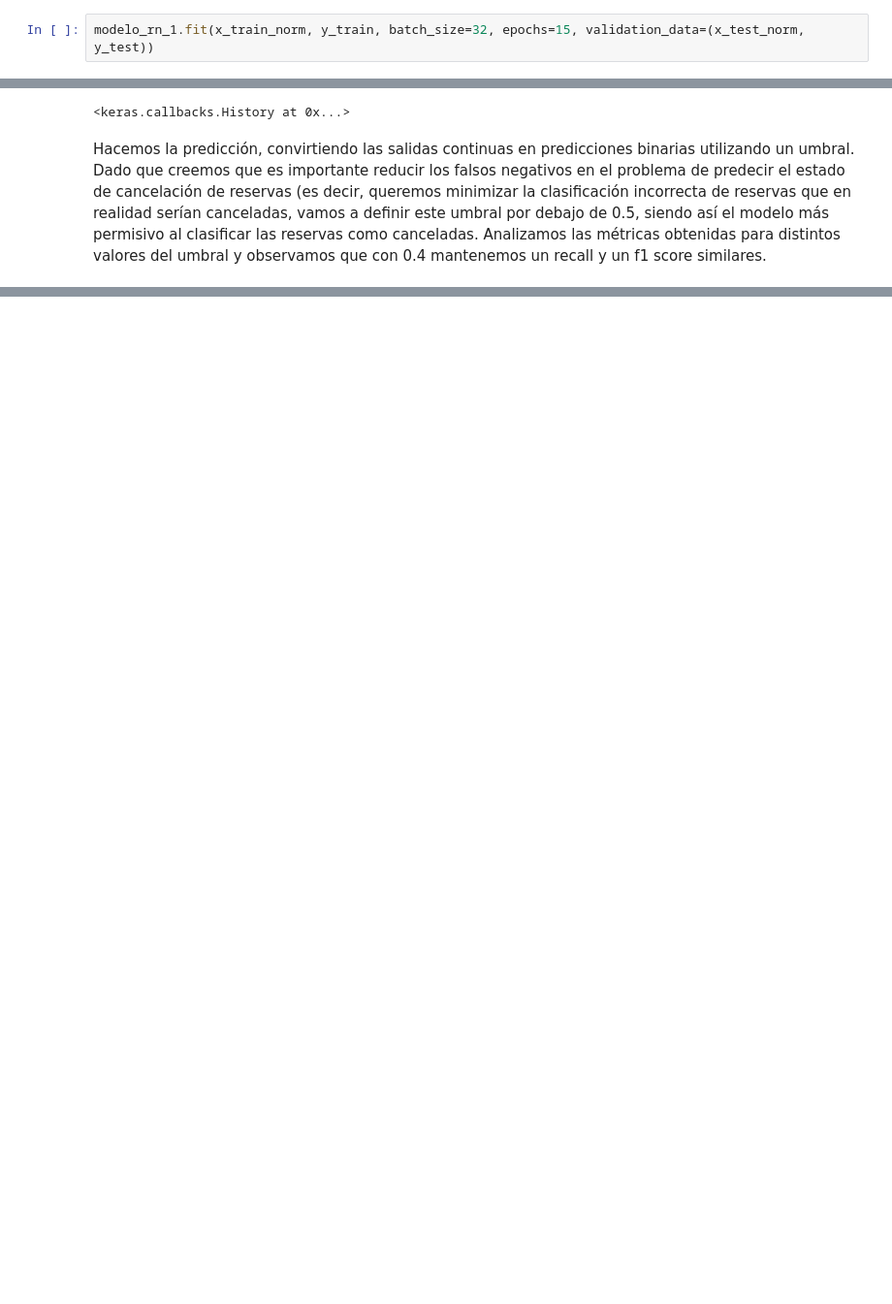
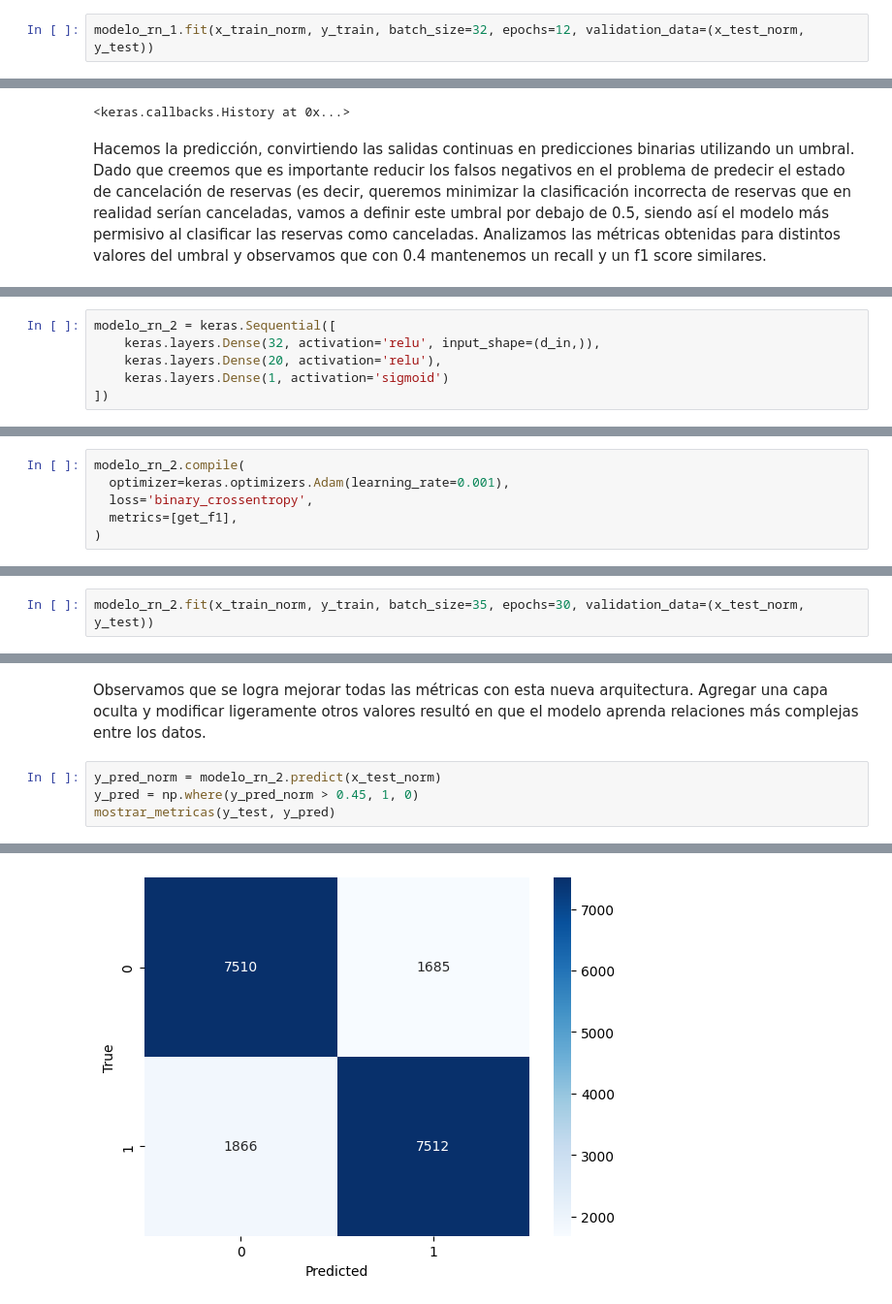
Before and after one commit to mrinkspot/Data-Science-and-Machine-Learning-Projects, a Jupyter notebook: 7506R_TP1_GRUPO20_CHP4_ENTREGA_N1.ipynb, the cells around one changed output, grey strips where cells are left out. Shown at 97% size. Drawn from its saved outputs; the diff is of its cells as text; blank space fills up the shorter version.

Commit message:
Agrego nuevo modelo de RN

```diff
--- a/7506R_TP1_GRUPO20_CHP4_ENTREGA_N1.ipynb
+++ b/7506R_TP1_GRUPO20_CHP4_ENTREGA_N1.ipynb
@@ -191,3 +191,3 @@ Y lo entrenamos.
 # %%
-modelo_rn_1.fit(x_train_norm, y_train, batch_size=32, epochs=15, validation_data=(x_test_norm, y_test))
+modelo_rn_1.fit(x_train_norm, y_train, batch_size=32, epochs=12, validation_data=(x_test_norm, y_test))
 # %% [output]
@@ -233,0 +240,6 @@ f1 score: 0.7617781559076889
+# %%
+modelo_rn_2 = keras.Sequential([
+    keras.layers.Dense(32, activation='relu', input_shape=(d_in,)),
+    keras.layers.Dense(20, activation='relu'),
+    keras.layers.Dense(1, activation='sigmoid')
+])
@@ -233,0 +248,6 @@ f1 score: 0.7617781559076889
+# %%
+modelo_rn_2.compile(
+  optimizer=keras.optimizers.Adam(learning_rate=0.001),
+  loss='binary_crossentropy',
+  metrics=[get_f1],
+)
@@ -233,0 +256,2 @@ f1 score: 0.7617781559076889
+# %%
+modelo_rn_2.fit(x_train_norm, y_train, batch_size=35, epochs=30, validation_data=(x_test_norm, y_test))
@@ -233,0 +277,7 @@ f1 score: 0.7617781559076889
+# %% [markdown]
+Observamos que se logra mejorar todas las métricas con esta nueva arquitectura. Agregar una capa oculta y modificar ligeramente otros valores resultó en que el modelo aprenda relaciones más complejas entre los datos.
+# %%
+y_pred_norm = modelo_rn_2.predict(x_test_norm)
+y_pred = np.where(y_pred_norm > 0.45, 1, 0)
+mostrar_metricas(y_test, y_pred)
+# %% [output]
@@ -233,0 +298 @@ f1 score: 0.7617781559076889
+[figure, added]
```
Also changed, not shown: parts of 15 cells of this notebook.
